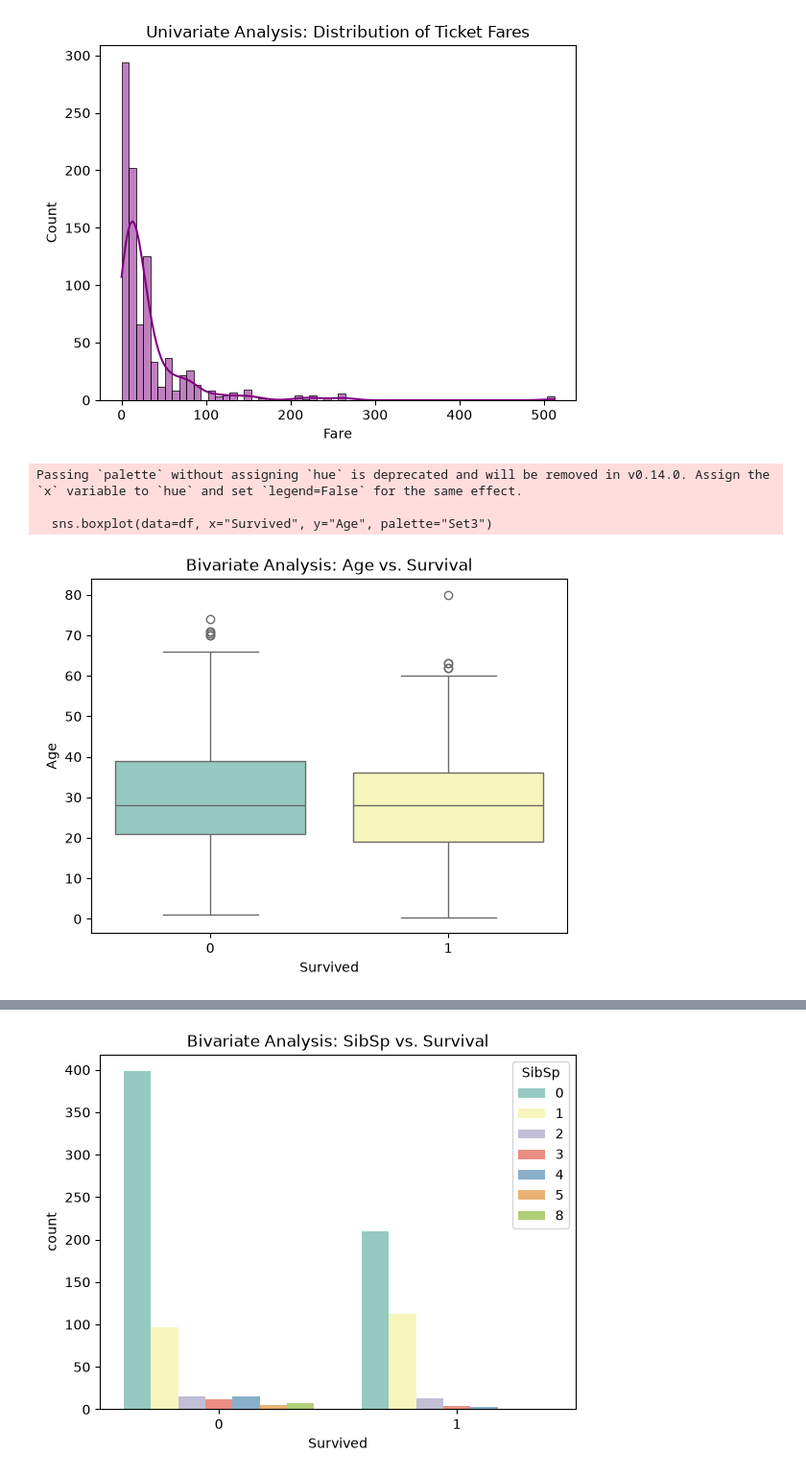
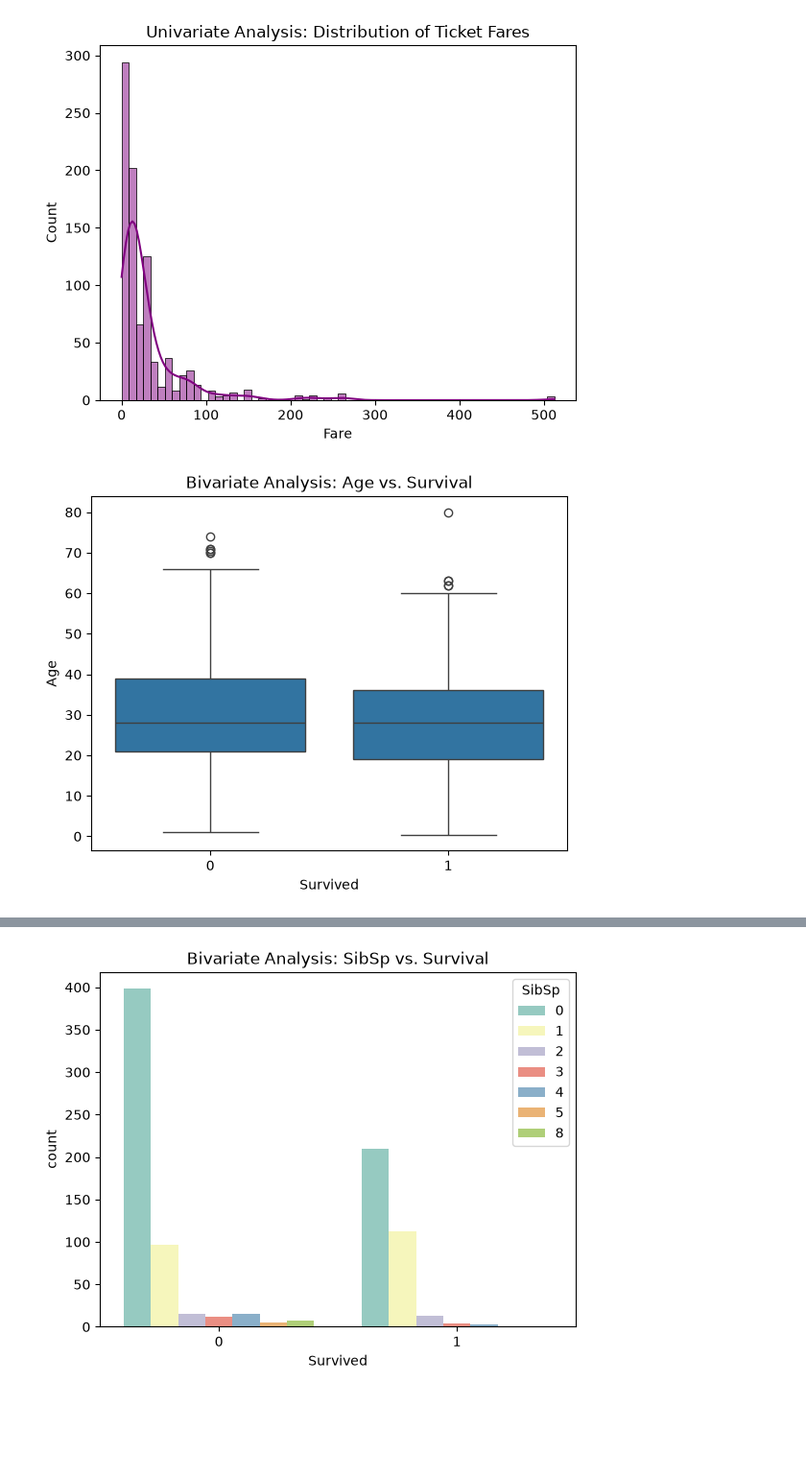
Before and after one commit to PratikGadhe/Python-For-Ai-Ml, a Jupyter notebook: practical/Practical 1.ipynb, the cells around one changed output, grey strips where cells are left out. Shown at 96% size. Cells and saved outputs as stored; diff of their text form; code cells hidden in the pictures; blank space fills up the shorter version.

```diff
--- a/practical/Practical 1.ipynb
+++ b/practical/Practical 1.ipynb
@@ -128,14 +156,11 @@ plt.close()
 # %% [output]
 [figure]
 # %%
-### 2. Bivariate Analysis (Examining Relationships Between Two Variables)
-sns.boxplot(data=df, x="Survived", y="Age", palette="Set3")
+# EDA : 2. Bivariate Analysis (Examining Relationships Between Two Variables)
+sns.boxplot(data=df, x="Survived", y="Age")
 plt.title("Bivariate Analysis: Age vs. Survival")
 plt.savefig("bivariate_age_survival.png")
 plt.show()
 plt.close()
 # %% [output]
-Passing `palette` without assigning `hue` is deprecated and will be removed in v0.14.0. Assign the `x` variable to `hue` and set `legend=False` for the same effect.
-
-  sns.boxplot(data=df, x="Survived", y="Age", palette="Set3")
-[figure, old version]
+[figure, new version]
```
Also changed, not shown: parts of 24 cells of this notebook, 19 other files.
